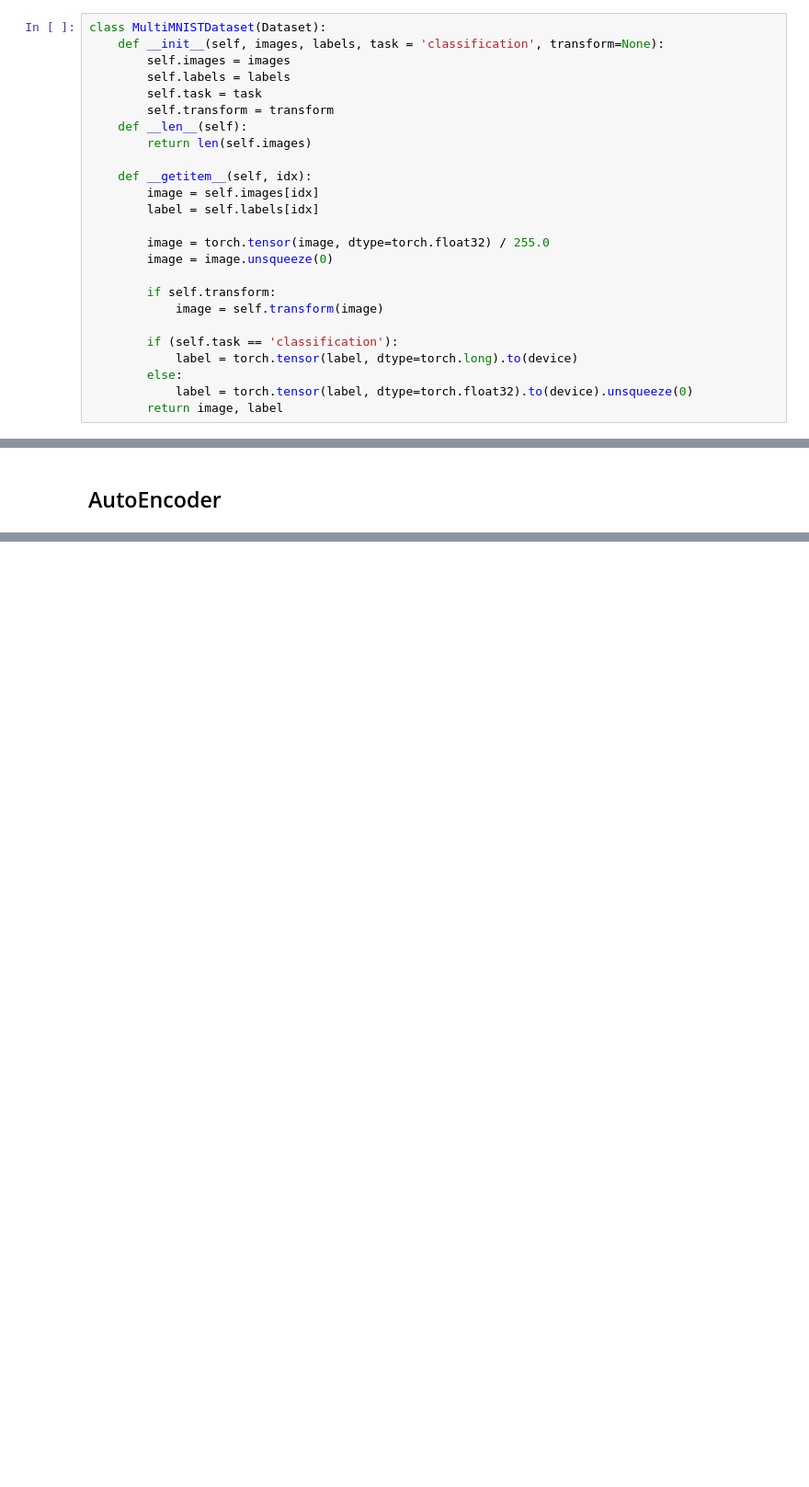
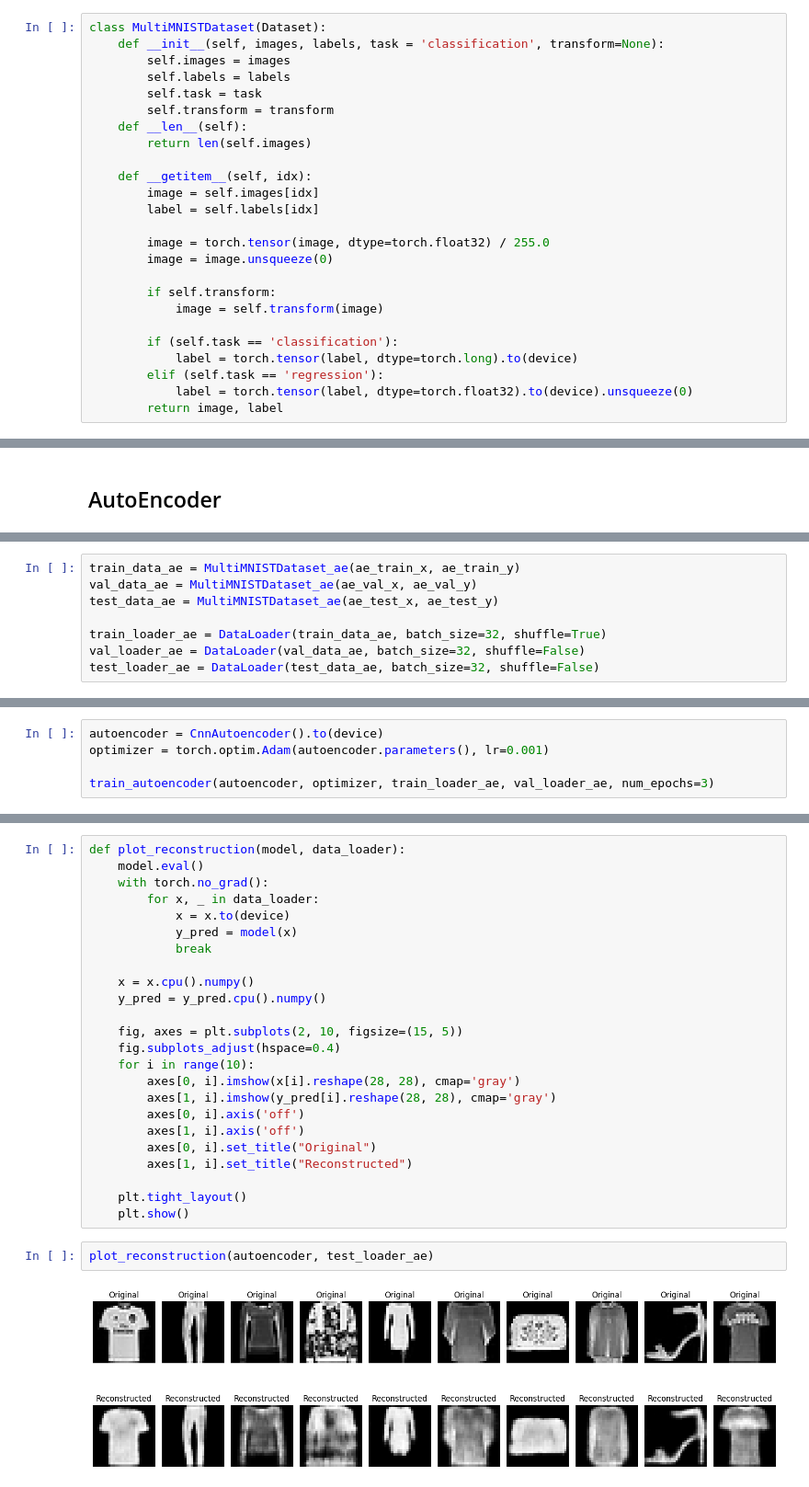
Before and after one commit to himanshuyv/SMAI, a Jupyter notebook: assignments/4/CNN.ipynb, the cells around one changed output, grey strips where cells are left out. Shown at 92% size. Drawn from its saved outputs; the diff is of its cells as text; blank space fills up the shorter version.

Commit message:
Added autoencoder

```diff
--- a/assignments/4/CNN.ipynb
+++ b/assignments/4/CNN.ipynb
@@ -64,7 +66,7 @@ class MultiMNISTDataset(Dataset):
 
         if (self.task == 'classification'):
             label = torch.tensor(label, dtype=torch.long).to(device)
-        else:
+        elif (self.task == 'regression'):
             label = torch.tensor(label, dtype=torch.float32).to(device).unsqueeze(0)
         return image, label
 # %% [markdown]
@@ -384,0 +490,8 @@ Epoch 10, Validation Accuracy: 93.20%, Validation Loss: 0.215396
+# %%
+train_data_ae = MultiMNISTDataset_ae(ae_train_x, ae_train_y)
+val_data_ae = MultiMNISTDataset_ae(ae_val_x, ae_val_y)
+test_data_ae = MultiMNISTDataset_ae(ae_test_x, ae_test_y)
+
+train_loader_ae = DataLoader(train_data_ae, batch_size=32, shuffle=True)
+val_loader_ae = DataLoader(val_data_ae, batch_size=32, shuffle=False)
+test_loader_ae = DataLoader(test_data_ae, batch_size=32, shuffle=False)
@@ -384,0 +515,5 @@ Epoch 10, Validation Accuracy: 93.20%, Validation Loss: 0.215396
+# %%
+autoencoder = CnnAutoencoder().to(device)
+optimizer = torch.optim.Adam(autoencoder.parameters(), lr=0.001)
+
+train_autoencoder(autoencoder, optimizer, train_loader_ae, val_loader_ae, num_epochs=3)
@@ -384,0 +524,28 @@ Epoch 10, Validation Accuracy: 93.20%, Validation Loss: 0.215396
+# %%
+def plot_reconstruction(model, data_loader):
+    model.eval()
+    with torch.no_grad():
+        for x, _ in data_loader:
+            x = x.to(device)
+            y_pred = model(x)
+            break
+
+    x = x.cpu().numpy()
+    y_pred = y_pred.cpu().numpy()
+
+    fig, axes = plt.subplots(2, 10, figsize=(15, 5))
+    fig.subplots_adjust(hspace=0.4)
+    for i in range(10):
+        axes[0, i].imshow(x[i].reshape(28, 28), cmap='gray')
+        axes[1, i].imshow(y_pred[i].reshape(28, 28), cmap='gray')
+        axes[0, i].axis('off')
+        axes[1, i].axis('off')
+        axes[0, i].set_title("Original")
+        axes[1, i].set_title("Reconstructed")
+
+    plt.tight_layout()
+    plt.show()
+# %%
+plot_reconstruction(autoencoder, test_loader_ae)
+# %% [output]
+[figure, added]
```
Also changed, not shown: parts of 11 cells of this notebook.
